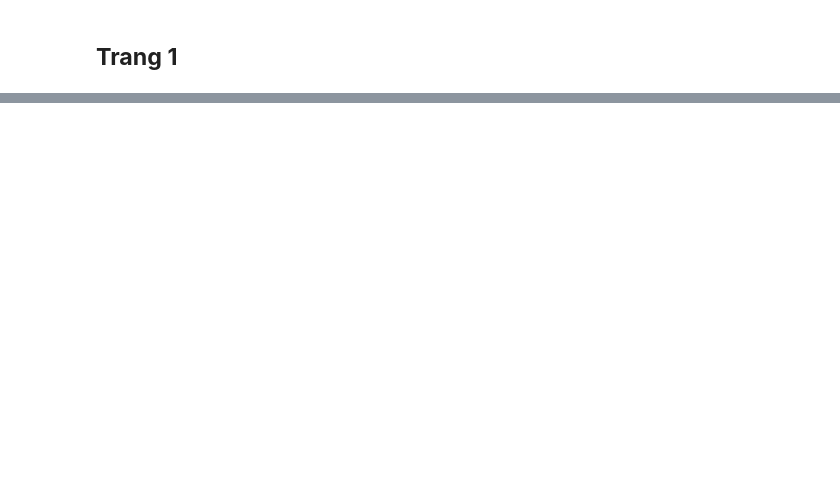
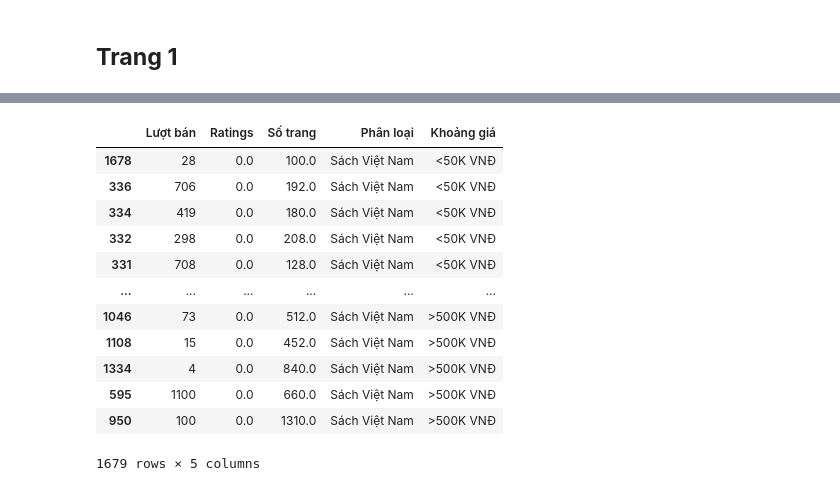
Before and after one commit to pililover/Data-visualization_analysis-Vietnamese-Book-Market, a Jupyter notebook: data_preprocessing.ipynb, the cells around one changed output, grey strips where cells are left out. Drawn from its saved outputs; the diff is of its cells as text; code cells hidden in the pictures; blank space fills up the shorter version.

```diff
--- a/data_preprocessing.ipynb
+++ b/data_preprocessing.ipynb
@@ -636,0 +639,3 @@ grouped_df.to_csv('./data/lang_data.csv', index=False, encoding='utf-8-sig')
+# %%
+df = pd.read_csv('./data/cleaned_data.csv', encoding='utf-8-sig')
+df.head()
@@ -636,0 +649,35 @@ grouped_df.to_csv('./data/lang_data.csv', index=False, encoding='utf-8-sig')
+# %%
+# Tạo DataFrame mới với các cột Giá, Lượt bán, Ratings, Số trang
+tornado_data = df[['Giá', 'Lượt bán', 'Ratings', 'Số trang']].copy()
+
+# Thêm cột Phân loại dựa trên Ngôn ngữ
+tornado_data['Phân loại'] = df['Ngôn ngữ'].apply(lambda x: 'Sách Việt Nam' if x == 'Tiếng Việt' else 'Sách nước ngoài')
+
+# Chia giá thành các khoảng (theo KVND, tức giá / 1000)
+bins = [0, 50000, 100000, 200000, 500000, float('inf')]
+labels = ['<50K VNĐ', '50-100K VNĐ', '100-200K VNĐ', '200-500K VNĐ', '>500K VNĐ']
+tornado_data['Khoảng giá'] = pd.cut(tornado_data['Giá'], bins=bins, labels=labels, include_lowest=True)
+tornado_data.drop(columns='Giá', inplace=True)
+
+# Đặt thứ tự cho cột Khoảng giá
+tornado_data['Khoảng giá'] = pd.Categorical(tornado_data['Khoảng giá'], categories=labels, ordered=True)
+
+# Sắp xếp theo Khoảng giá
+tornado_data = tornado_data.sort_values('Khoảng giá')
+
+# In kết quả
+tornado_data
+# %% [output]
+|  | Lượt bán | Ratings | Số trang | Phân loại | Khoảng giá |
+| 1678 | 28 | 0.0 | 100.0 | Sách Việt Nam | <50K VNĐ |
+| 336 | 706 | 0.0 | 192.0 | Sách Việt Nam | <50K VNĐ |
+| 334 | 419 | 0.0 | 180.0 | Sách Việt Nam | <50K VNĐ |
+| 332 | 298 | 0.0 | 208.0 | Sách Việt Nam | <50K VNĐ |
+| 331 | 708 | 0.0 | 128.0 | Sách Việt Nam | <50K VNĐ |
+| ... | ... | ... | ... | ... | ... |
+| 1046 | 73 | 0.0 | 512.0 | Sách Việt Nam | >500K VNĐ |
+| 1108 | 15 | 0.0 | 452.0 | Sách Việt Nam | >500K VNĐ |
+| 1334 | 4 | 0.0 | 840.0 | Sách Việt Nam | >500K VNĐ |
+| 595 | 1100 | 0.0 | 660.0 | Sách Việt Nam | >500K VNĐ |
+| 950 | 100 | 0.0 | 1310.0 | Sách Việt Nam | >500K VNĐ |
+1679 rows × 5 columns
```
Also changed, not shown: parts of 19 cells of this notebook, 8 other files.
